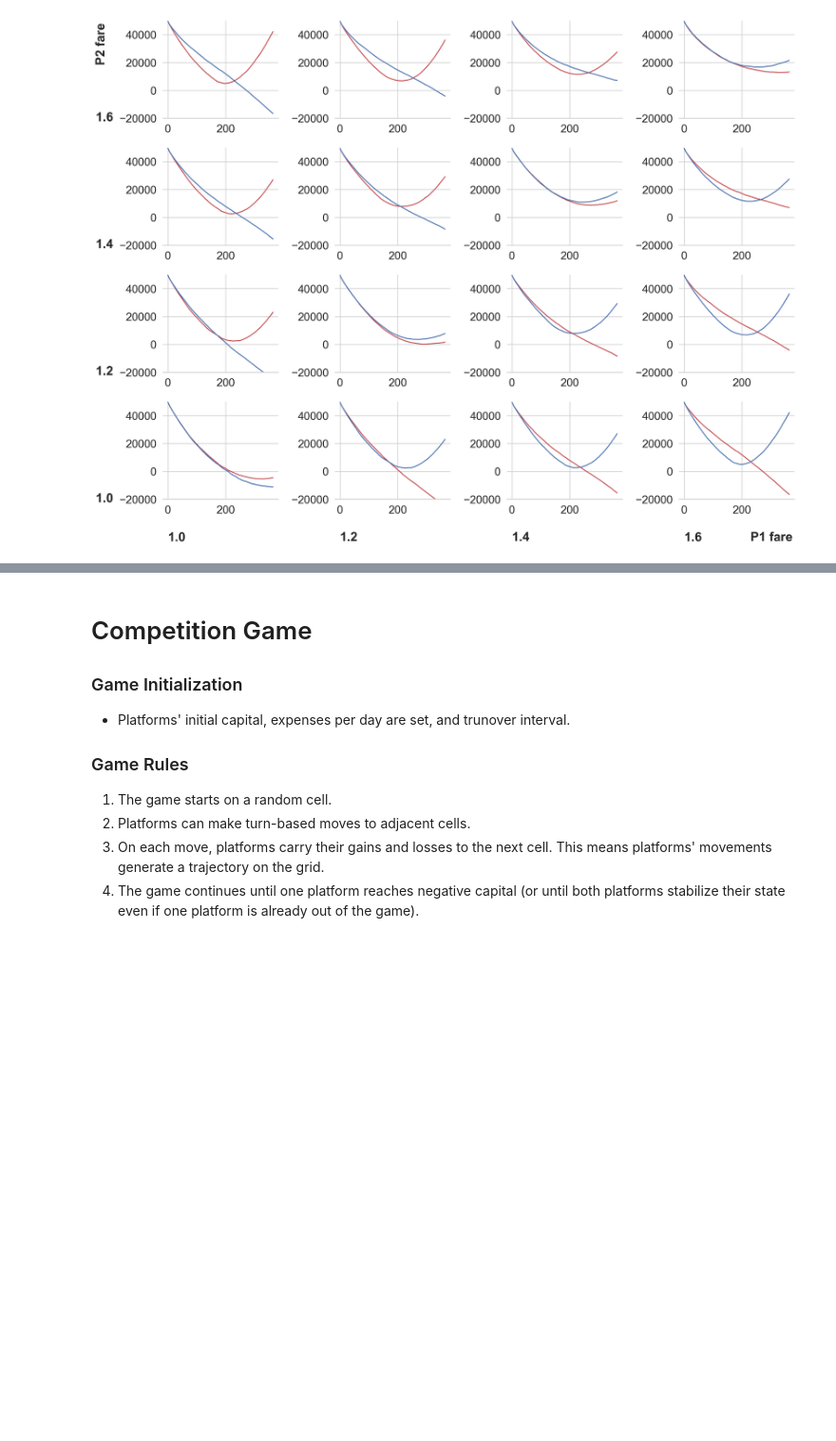
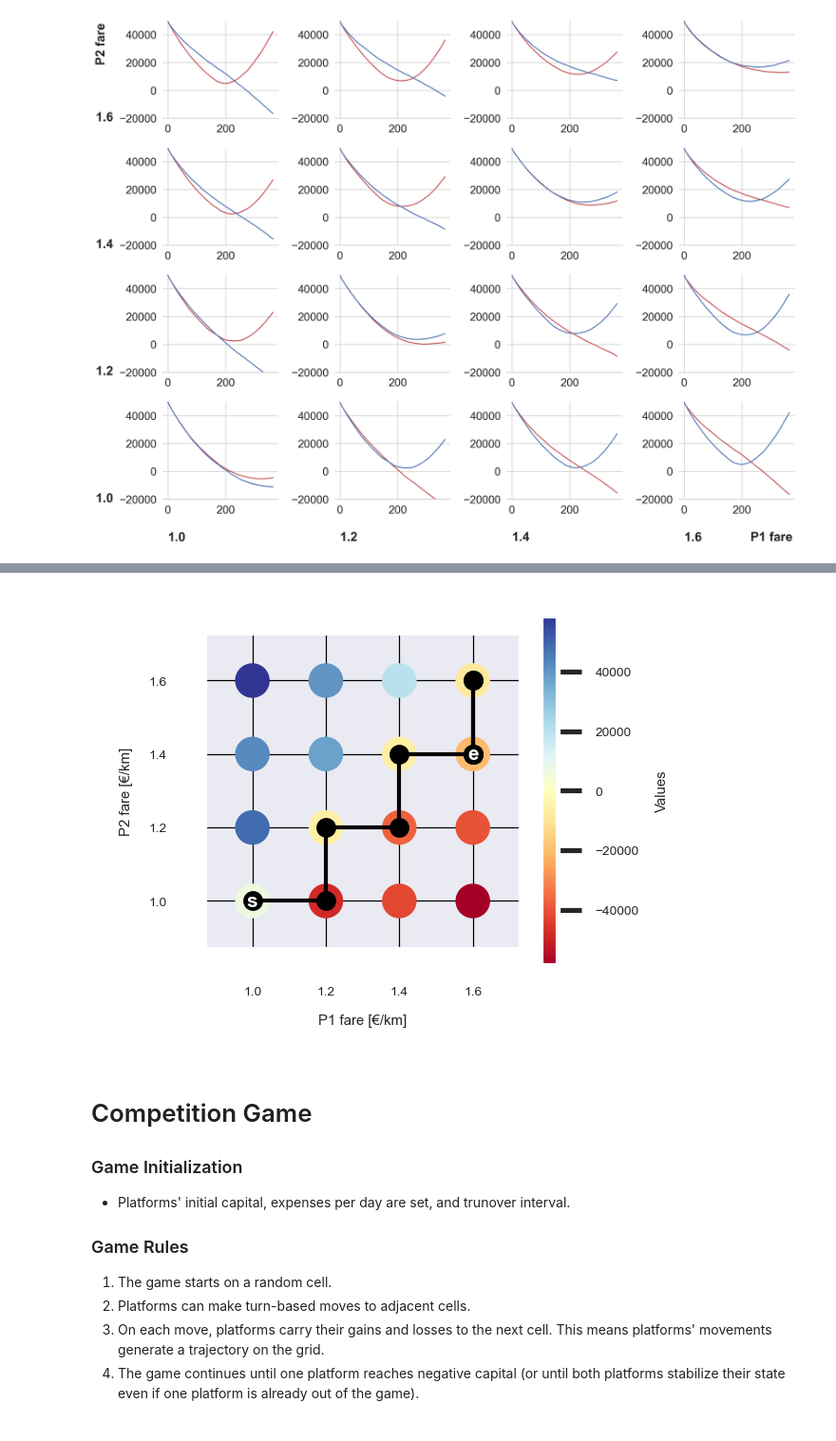
Before and after one commit to Farnoud-G/MaaSSim, a Jupyter notebook: docs/Grid-based Competition/results.ipynb, the cells around one changed output, grey strips where cells are left out. Shown at 95% size. Cells and saved outputs as stored; diff of their text form; code cells hidden in the pictures; blank space fills up the shorter version.

```diff
--- a/docs/Grid-based Competition/results.ipynb
+++ b/docs/Grid-based Competition/results.ipynb
@@ -307,5 +300,6 @@ array([4, 4])
 # %%
 grid_size = 4
+grid = np.zeros((grid_size, grid_size), dtype=object)
 point_grid = np.zeros((grid_size, grid_size), dtype=object)
 
 values = {0: {0:d1_1, 1:d12_1, 2:d14_1, 3:d16_1},
@@ -321,12 +315,12 @@ for i in range(grid_size):
         p2 = values[i][j].iloc[-1].P2_remaining_capital
 
         point_grid[i, j] = (p2,p1)
-        # grid[i, j] = p1-p2
+        grid[i, j] = p1-p2
 
 # grid = grid[::-1]
 
 # Save the matrix to a CSV file
-np.save('point_grid.npy', grid)
+np.save('point_grid.npy', point_grid)
 
 # Load the matrix from the binary file
 loaded_point_grid = np.load('point_grid.npy', allow_pickle=True)
@@ -404,3 +329,53 @@ plt.show()
+# %%
+# Set global seaborn and matplotlib parameters
+sns.set(rc={"figure.dpi": 300, 'savefig.dpi': 200})
+sns.set_palette('tab10')
+sns.set(font_scale=0.3)
+
+# Define the range of values for x and y axes
+x = np.array([1.0, 1.2, 1.4, 1.6])
+y = np.array([1.0, 1.2, 1.4, 1.6])
+
+values = grid
+
+# Create the meshgrid
+X, Y = np.meshgrid(x, y)
+
+# Visualize the meshgrid
+plt.figure(figsize=(2, 2))  # Adjust figure size as per your requirement
+plt.scatter(X, Y, c=values, cmap='RdYlBu', s=60)
+plt.title("")
+plt.xlabel('P1 fare [€/km]')
+plt.ylabel('P2 fare [€/km]')
+
+# Customize ticks and grid lines
+plt.xticks(x)
+plt.yticks(y)
+plt.grid(True, color='black', which='both', linestyle='-', linewidth=0.3, )  # Show grid lines for both major and minor ticks
+
+e = 0.13
+plt.xlim(x.min()-e, x.max()+e)
+plt.ylim(y.min()-e, x.max()+e)
+
+cbar = plt.colorbar(shrink=0.7) # use shrink to adjust the colorbar width
+cbar.ax.set_aspect(20) # use to adjust colorbar height
+cbar.set_label('Values')
+
+# Plotting the trajectory
+trajectory_points = [(1.0, 1.0),(1.0, 1.2),(1.2, 1.2),(1.2, 1.4),(1.4, 1.4),(1.4, 1.6),(1.4, 1.6),(1.4, 1.6),(1.6, 1.6),(1.6, 1.6),(1.4, 1.6)]
+trajectory_x, trajectory_y = zip(*trajectory_points)
+plt.plot(trajectory_y, trajectory_x, marker='o', color='black', linestyle='-', linewidth=1, markersize=4)
+plt.text(trajectory_y[0], trajectory_x[0], 's', color='white', fontsize=5, fontweight='bold', ha='center', va='center')
+plt.text(trajectory_y[-1], trajectory_x[-1], 'e', color='white', fontsize=5, fontweight='bold', ha='center', va='center')
+
+# Set aspect ratio to be equal
+plt.gca().set_aspect('equal', adjustable='box')
+
+# plt.gca().set_facecolor('white')
+plt.tight_layout()  # Ensures everything fits within the figure area properly
+plt.show()
+# %% [output]
+[figure, added]
 # %% [markdown]
 # Competition Game
 
```
Also changed, not shown: parts of 3 cells of this notebook, 32 other files.
